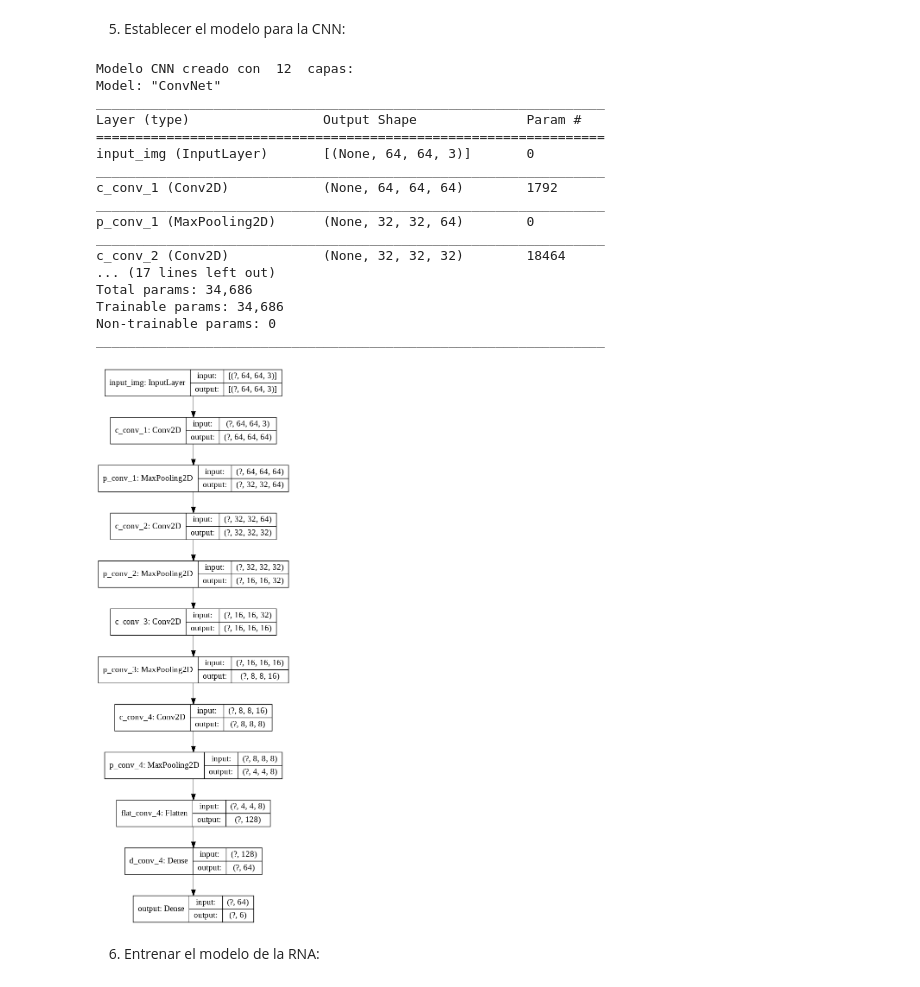
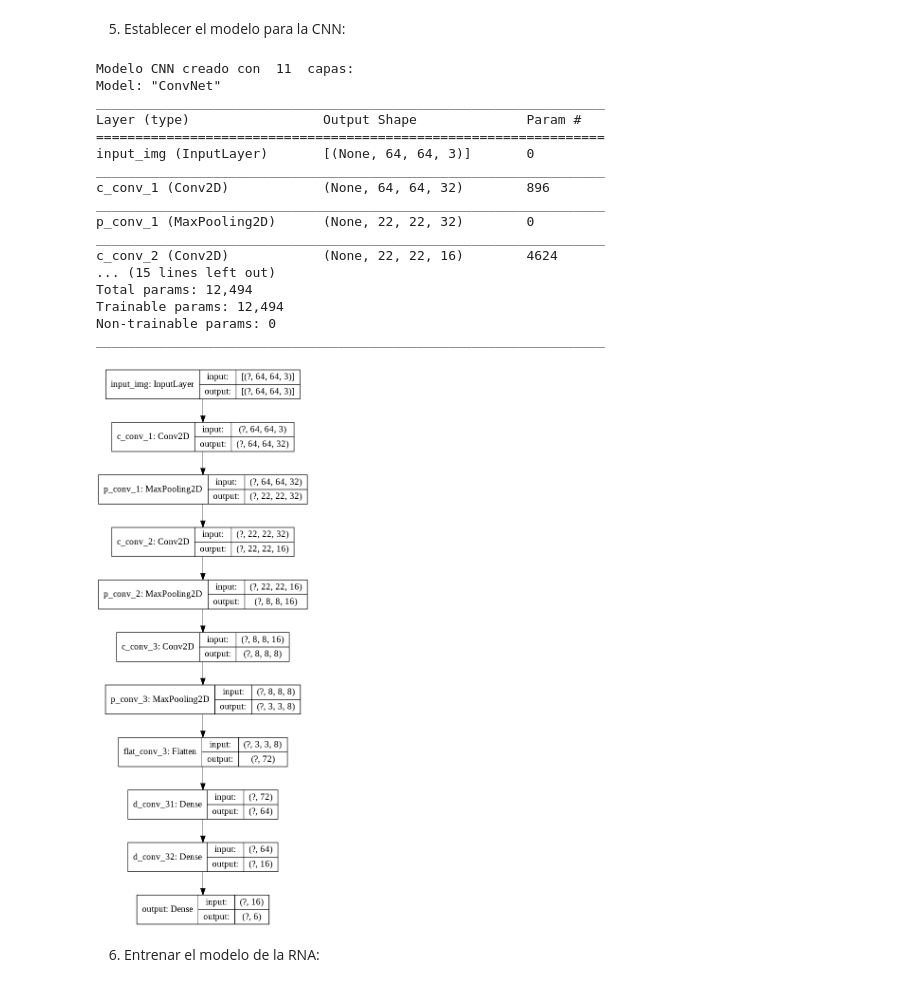
Before and after one commit to PGP-MachineLearning/demoANIMALES, a Jupyter notebook: Imag CNN ANIMALES.ipynb, the cells around one changed output. Saved outputs shown, nothing was run; the diff lists cells and outputs as text; code cells hidden in the pictures.

```diff
--- a/Imag CNN ANIMALES.ipynb
+++ b/Imag CNN ANIMALES.ipynb
@@ -41,11 +41,11 @@ imagen_usar_generadas_data_augmentation = True #@param {type:"boolean"}
 
 #@markdown ### Parámetros de la red:
 cnn_tamaño_kernel =  3#@param {type:"integer"}
-cnn_tamaño_pooling = 2 #@param {type:"integer"}
-cnn_cantidad_capas_ocultas =  4#@param {type:"integer"}
-cnn_cantidad_neuronas_Dense = 64 #@param {type:"integer"}
+cnn_tamaño_pooling = 3 #@param {type:"integer"}
+cnn_cantidad_capas_ocultas =  3#@param {type:"integer"}
+cnn_cantidad_neuronas_Dense =  "64,16" #@param {type:"string"}
 cnn_tipo_capa_salida = 'softmax-MultiClase' #@param ["lineal-Numero", "softmax-MultiClase"]
-cnn_cant_epocas_entrenamiento =  250#@param {type:"integer"}
+cnn_cant_epocas_entrenamiento =  50#@param {type:"integer"}
 
 
 ## aplicación de los parámetros elegidos
@@ -76,7 +76,12 @@ for i in range(cnn_cantidad_capas_ocultas, 0, -1):
   cnn_filters.append( 2**(i+2) )
 
 # define tamaño de capa densa previa a la de salida
-num_Dense_out = (8 if cnn_cantidad_neuronas_Dense<1 else cnn_cantidad_neuronas_Dense)
+num_Dense_out = []
+for val in cnn_cantidad_neuronas_Dense.split(","):
+  num_Dense_out.append( int(val) )
+if len(num_Dense_out)<1:
+   num_Dense_out.append( 8 )
+#num_Dense_out = (8 if cnn_cantidad_neuronas_Dense<1 else cnn_cantidad_neuronas_Dense)
 
 # define si el tipo de capa de salida es softmax( True )  o lineal ( False )
 # esto implica también cambiar cómo se codifican los valores de las clases a usar
@@ -88,7 +93,7 @@ cantEpocas = (100 if cnn_cant_epocas_entrenamiento<1 else cnn_cant_epocas_entren
 print("Configuración de la CNN definida: ")
 print ("     -Tamaño Imagen: ", IMAGE_SHAPE)
 print ("     -Kernels + Pooling: [", cnn_kernel_shape, "+", cnn_pooling_shape, "] ")
-print ("     -Capas: [ ", IMAGE_SHAPE, ", Conv", cnn_filters,  ", FLATTEN, Dense[", num_Dense_out, "], DROP-OUT, ", ("Softmax" if tipo_output_softMax else "Dense[1] "))
+print ("     -Capas: [ ", IMAGE_SHAPE, ", Conv", cnn_filters,  ", FLATTEN, Dense[", num_Dense_out, "], ", ("Softmax" if tipo_output_softMax else "Dense[1] "))
 # %% [output]
 Configuración de la CNN definida:
      -Tamaño Imagen:  (64, 64, 3)
@@ -281,49 +286,53 @@ for i in range(len(cnn_filters)):
 
 #  agrega capa Flatten y Dense
 eachLay = Flatten(name='flat_'+auxlayerName)(eachLay)
-eachLay = Dense(num_Dense_out, activation='relu', name='d_'+auxlayerName)(eachLay)
-##eachLay = Dropout(0.5)(eachLay)
+iDense = 1
+for cantDense in num_Dense_out:
+  eachLay = Dense(cantDense, activation='relu', name='d_'+auxlayerName+str(iDense))(eachLay)
+  iDense = iDense + 1
+
+#eachLay = Dropout(0.5)(eachLay)
 
 # agrega capa de salida
 if tipo_output_softMax:
     # se genera una capa softmax
     output_img_Lay = Dense(units = len(dictMapeo), activation='softmax', name='output')(eachLay) # capa de salida
 else:
     # se genera una capa lineal con una salida numérica
     output_img_Lay = Dense(1, activation=None, name='output')(eachLay) # capa de salida
 
 # genera el modelo Deep Autoencoder
 model = Model(input_img_Lay, output_img_Lay, name='ConvNet')
 if tipo_output_softMax:
     # utiliza un loss de multiple clases
     model.compile(optimizer='adam', loss='categorical_crossentropy', metrics=['accuracy'])
 else:
     # utiliza un loss de valor numérico
     model.compile(optimizer='adam', loss='mse', metrics=['accuracy'])
 
 print("Modelo CNN creado con ", len(model.layers), " capas:")
 model.summary()
 print("\n")
 plot_model(model, show_layer_names=True, show_shapes=True)
 # %% [output]
-Modelo CNN creado con  12  capas:
+Modelo CNN creado con  11  capas:
 Model: "ConvNet"
 _________________________________________________________________
 Layer (type)                 Output Shape              Param #
 =================================================================
 input_img (InputLayer)       [(None, 64, 64, 3)]       0
 _________________________________________________________________
-c_conv_1 (Conv2D)            (None, 64, 64, 64)        1792
+c_conv_1 (Conv2D)            (None, 64, 64, 32)        896
 _________________________________________________________________
-p_conv_1 (MaxPooling2D)      (None, 32, 32, 64)        0
+p_conv_1 (MaxPooling2D)      (None, 22, 22, 32)        0
 _________________________________________________________________
-c_conv_2 (Conv2D)            (None, 32, 32, 32)        18464
-... (17 lines left out)
-Total params: 34,686
-Trainable params: 34,686
+c_conv_2 (Conv2D)            (None, 22, 22, 16)        4624
+... (15 lines left out)
+Total params: 12,494
+Trainable params: 12,494
 Non-trainable params: 0
 _________________________________________________________________
-[figure, old version]
+[figure, new version]
 # %% [markdown]
 6) Entrenar el modelo de la RNA:
 # %%
```
Also changed, not shown: parts of 6 cells of this notebook.
